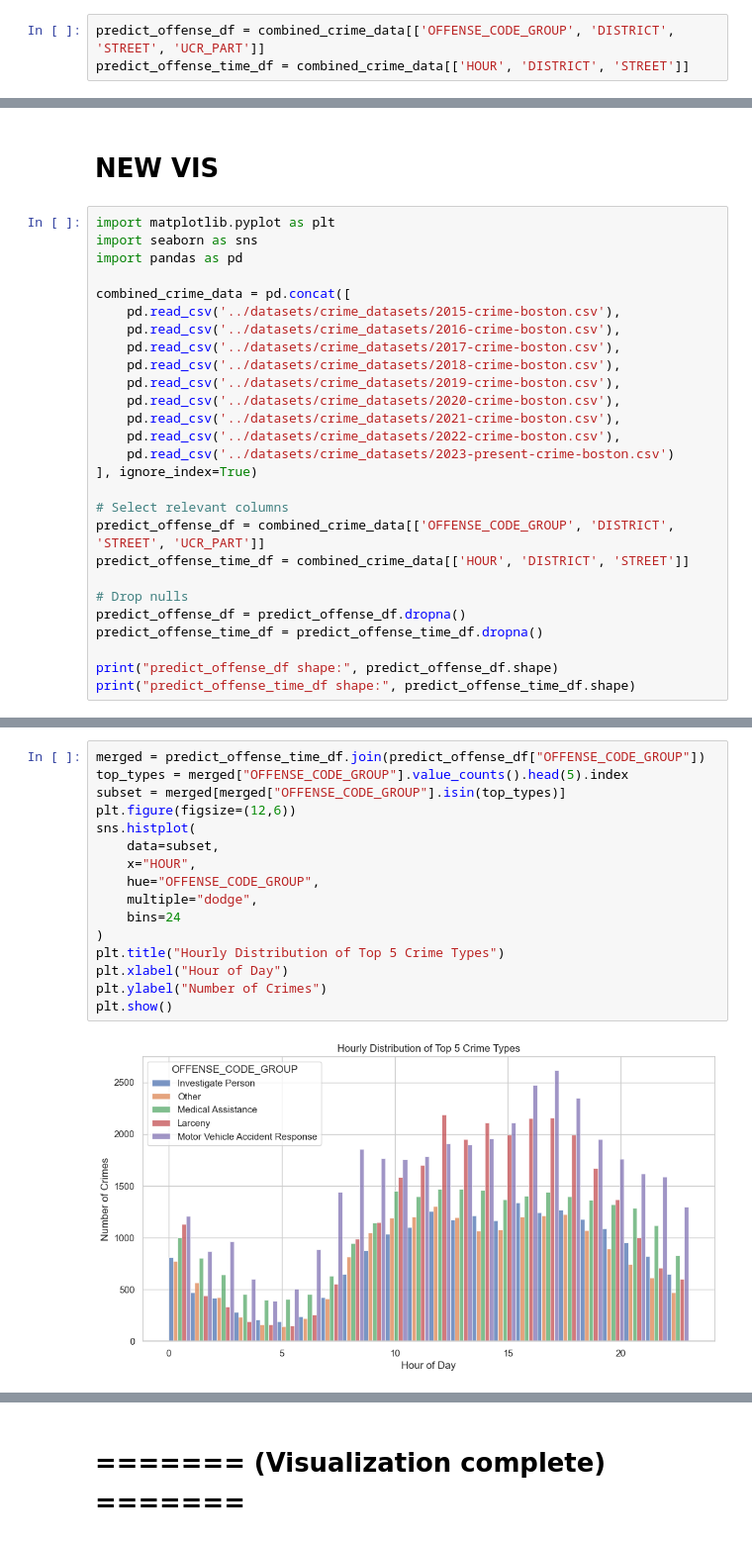
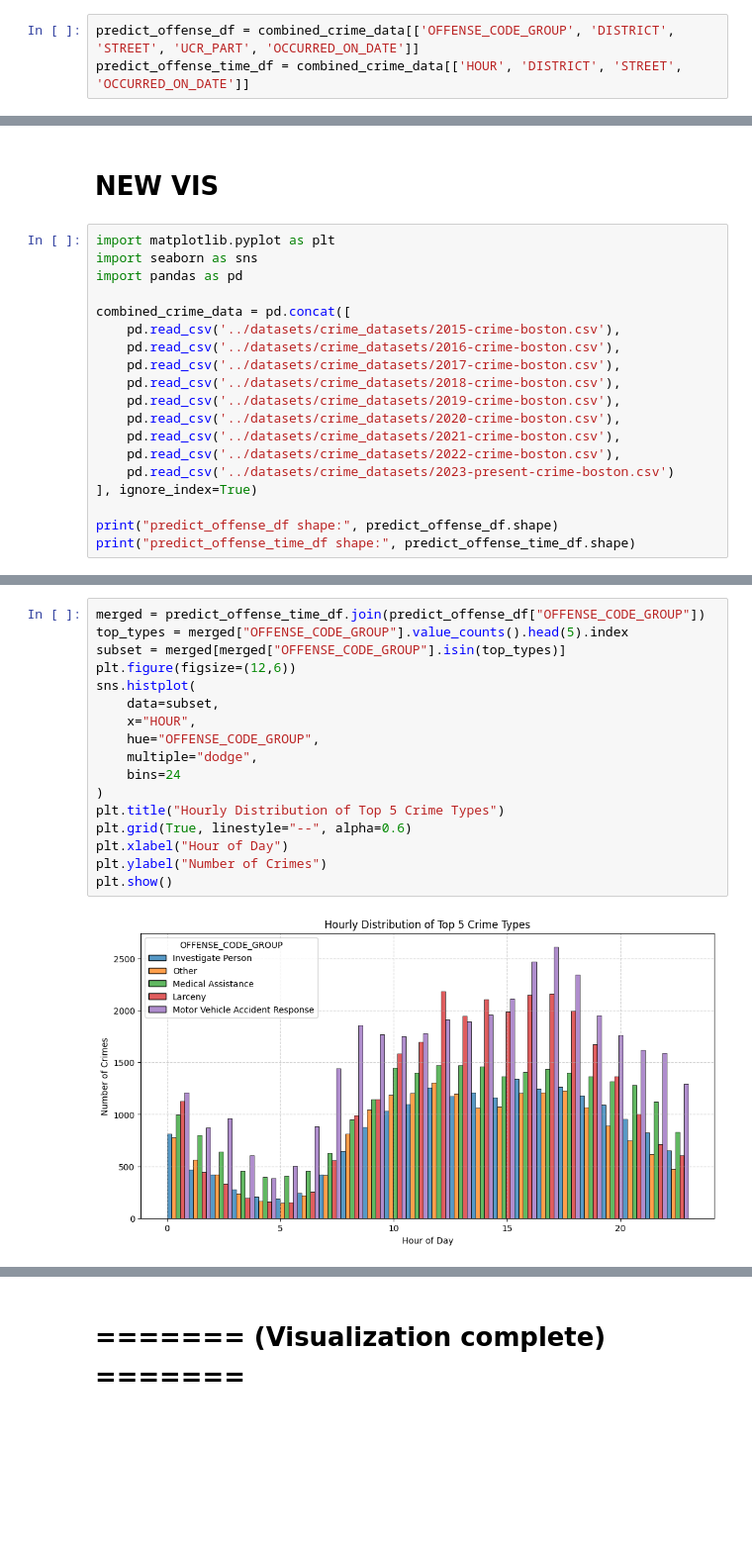
Before and after one commit to HarshaBeth/Boston-Area-Price-and-Crime-Prediction, a Jupyter notebook: backend/notebooks/model1.ipynb, the cells around one changed output, grey strips where cells are left out. Shown: that part at 99% size. Cells and saved outputs as stored; diff of their text form; blank space fills up the shorter version.

```diff
--- a/backend/notebooks/model1.ipynb
+++ b/backend/notebooks/model1.ipynb
@@ -61,8 +61,8 @@ Index(['INCIDENT_NUMBER', 'OFFENSE_CODE', 'OFFENSE_CODE_GROUP',
        'STREET', 'Lat', 'Long', 'Location'],
       dtype='object')
 # %%
-predict_offense_df = combined_crime_data[['OFFENSE_CODE_GROUP', 'DISTRICT', 'STREET', 'UCR_PART']]
-predict_offense_time_df = combined_crime_data[['HOUR', 'DISTRICT', 'STREET']]
+predict_offense_df = combined_crime_data[['OFFENSE_CODE_GROUP', 'DISTRICT', 'STREET', 'UCR_PART', 'OCCURRED_ON_DATE']]
+predict_offense_time_df = combined_crime_data[['HOUR', 'DISTRICT', 'STREET', 'OCCURRED_ON_DATE']]
 # %%
 predict_offense_df.head()
 # %% [output]
@@ -191,14 +193,6 @@ combined_crime_data = pd.concat([
     pd.read_csv('../datasets/crime_datasets/2023-present-crime-boston.csv')
 ], ignore_index=True)
 
-# Select relevant columns
-predict_offense_df = combined_crime_data[['OFFENSE_CODE_GROUP', 'DISTRICT', 'STREET', 'UCR_PART']]
-predict_offense_time_df = combined_crime_data[['HOUR', 'DISTRICT', 'STREET']]
-
-# Drop nulls
-predict_offense_df = predict_offense_df.dropna()
-predict_offense_time_df = predict_offense_time_df.dropna()
-
 print("predict_offense_df shape:", predict_offense_df.shape)
 print("predict_offense_time_df shape:", predict_offense_time_df.shape)
 # %% [output]
@@ -252,21 +247,22 @@ plt.show()
 # %%
 merged = predict_offense_time_df.join(predict_offense_df["OFFENSE_CODE_GROUP"])
 top_types = merged["OFFENSE_CODE_GROUP"].value_counts().head(5).index
 subset = merged[merged["OFFENSE_CODE_GROUP"].isin(top_types)]
 plt.figure(figsize=(12,6))
 sns.histplot(
     data=subset,
     x="HOUR",
     hue="OFFENSE_CODE_GROUP",
     multiple="dodge",
     bins=24
 )
 plt.title("Hourly Distribution of Top 5 Crime Types")
+plt.grid(True, linestyle="--", alpha=0.6)
 plt.xlabel("Hour of Day")
 plt.ylabel("Number of Crimes")
 plt.show()
 # %% [output]
-[figure, old version]
+[figure, new version]
 # %%
 # Crime type frequencies
 freqs = predict_offense_df["OFFENSE_CODE_GROUP"].value_counts().head(20)
```
Also changed, not shown: parts of 12 cells of this notebook.
